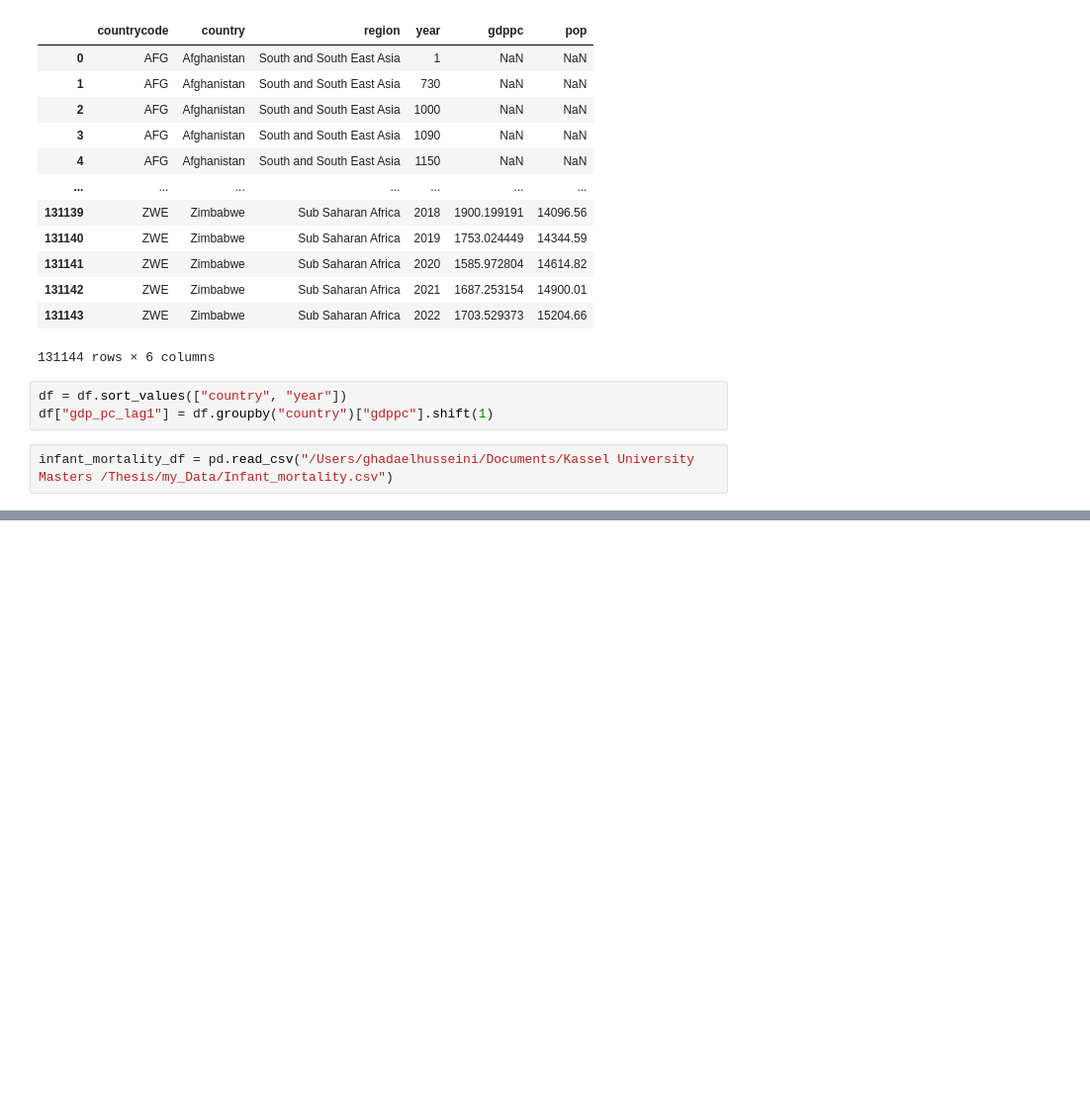
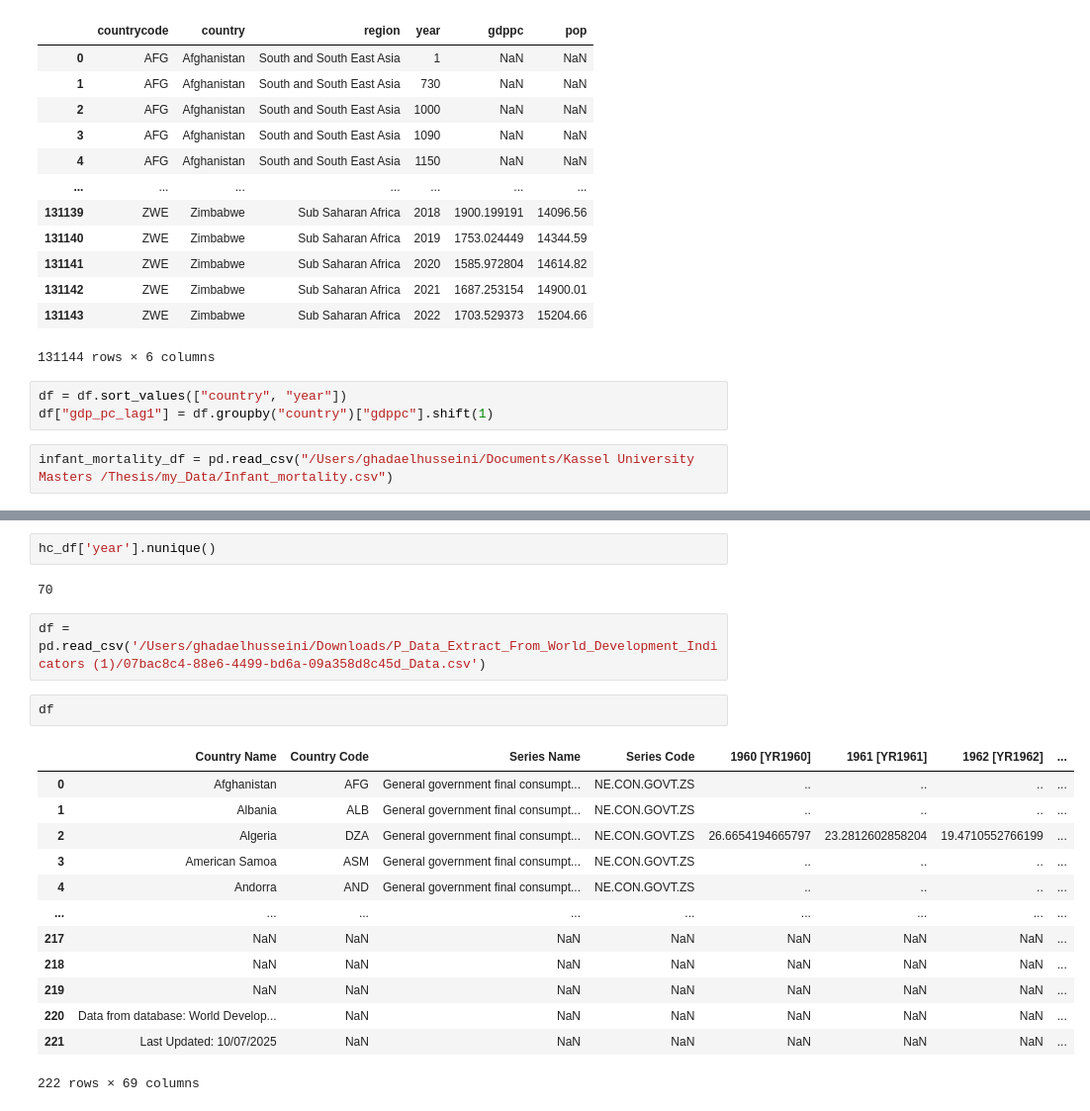
Before and after one commit to GhadaElhusseini/Masters_Thesis, a Jupyter notebook: Thesis_analysis.ipynb, the cells around one changed output, grey strips where cells are left out. Shown at 99% size. Saved outputs shown, nothing was run; the diff lists cells and outputs as text; blank space fills up the shorter version.

```diff
--- a/Thesis_analysis.ipynb
+++ b/Thesis_analysis.ipynb
@@ -522,0 +564,22 @@ from data_functions import load_inf_mor
+# %%
+hc_df['year'].nunique()
+# %% [output]
+70
+# %%
+df = pd.read_csv('/Users/ghadaelhusseini/Downloads/P_Data_Extract_From_World_Development_Indicators (1)/07bac8c4-88e6-4499-bd6a-09a358d8c45d_Data.csv')
+# %%
+df
+# %% [output]
+|  | Country Name | Country Code | Series Name | Series Code | 1960 [YR1960] | 1961 [YR1961] | 1962 [YR1962] | ... |
+| 0 | Afghanistan | AFG | General government final consumpt... | NE.CON.GOVT.ZS | .. | .. | .. | ... |
+| 1 | Albania | ALB | General government final consumpt... | NE.CON.GOVT.ZS | .. | .. | .. | ... |
+| 2 | Algeria | DZA | General government final consumpt... | NE.CON.GOVT.ZS | 26.6654194665797 | 23.2812602858204 | 19.4710552766199 | ... |
+| 3 | American Samoa | ASM | General government final consumpt... | NE.CON.GOVT.ZS | .. | .. | .. | ... |
+| 4 | Andorra | AND | General government final consumpt... | NE.CON.GOVT.ZS | .. | .. | .. | ... |
+| ... | ... | ... | ... | ... | ... | ... | ... | ... |
+| 217 | NaN | NaN | NaN | NaN | NaN | NaN | NaN | ... |
+| 218 | NaN | NaN | NaN | NaN | NaN | NaN | NaN | ... |
+| 219 | NaN | NaN | NaN | NaN | NaN | NaN | NaN | ... |
+| 220 | Data from database: World Develop... | NaN | NaN | NaN | NaN | NaN | NaN | ... |
+| 221 | Last Updated: 10/07/2025 | NaN | NaN | NaN | NaN | NaN | NaN | ... |
+222 rows × 69 columns
```
Also changed, not shown: parts of 20 cells of this notebook, 2 other files.
